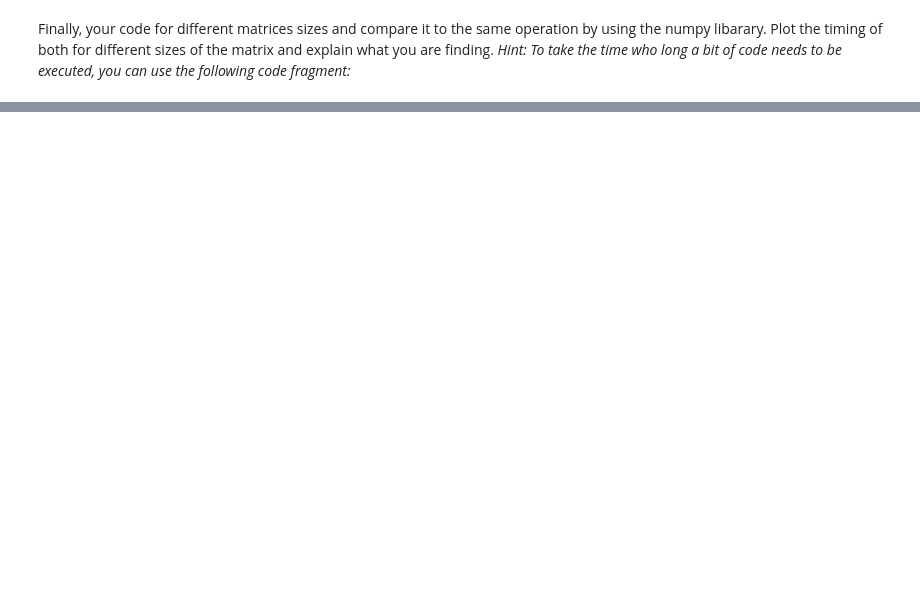
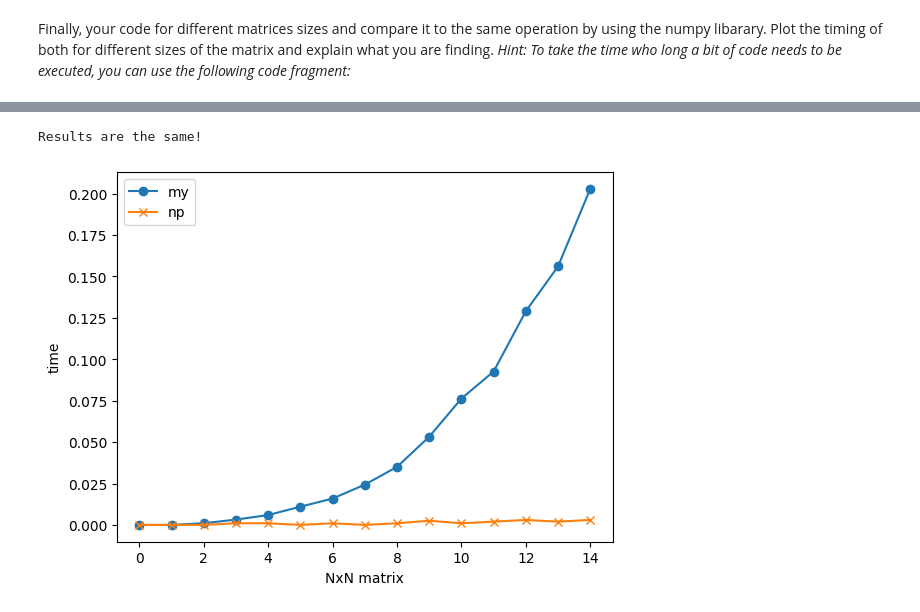
Before and after one commit to T2ooomasz/ComputationalMethodsI, a Jupyter notebook: HW/hw3TomaszKazulak.ipynb, the cells around one changed output, grey strips where cells are left out. Saved outputs shown, nothing was run; the diff lists cells and outputs as text; code cells hidden in the pictures; blank space fills up the shorter version.

```diff
--- a/HW/hw3TomaszKazulak.ipynb
+++ b/HW/hw3TomaszKazulak.ipynb
@@ -71,0 +139,4 @@ Write a function, which takes two matrices and return their matrix product by on
+# %%
+A = [[1,-1, 2],[0,-2, 1]]
+B = [[1,0,1,1],[2,0,1,-1],[3,1,0,2]]
+matrix_product(A, B)
@@ -91,0 +165,32 @@ Generating of a 100x100 test matrix took 0.0007116794586181641 seconds on your c
+# %%
+import numpy as np
+if np.dot(A,B).tolist() == matrix_product(A, B): print("Results are the same!")
+# %% [output]
+Results are the same!
+# %%
+n = 2
+N = 150
+step = 10
+time_my = []
+time_np = []
+for i in range(n, N, step):
+
+    A = testmatrix(i,1)
+    B = testmatrix(i,1)
+
+    start_time = time.time()
+    matrix_product(A, B)
+    time_my.append(time.time() - start_time)
+
+    start_time = time.time()
+    np.dot(A, B)
+    time_np.append(time.time() - start_time)
+
+plt.plot(time_my, "-o", label="my")
+plt.plot(time_np, "-x", label="np")
+plt.xlabel("NxN matrix")
+plt.ylabel("time")
+plt.legend()
+plt.show()
+# %% [output]
+[figure, added]
```
Also changed, not shown: parts of 19 cells of this notebook.
